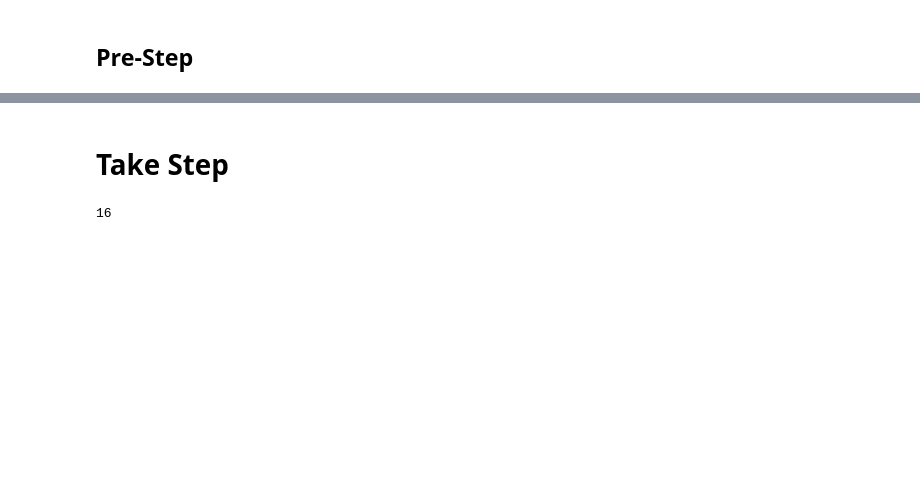
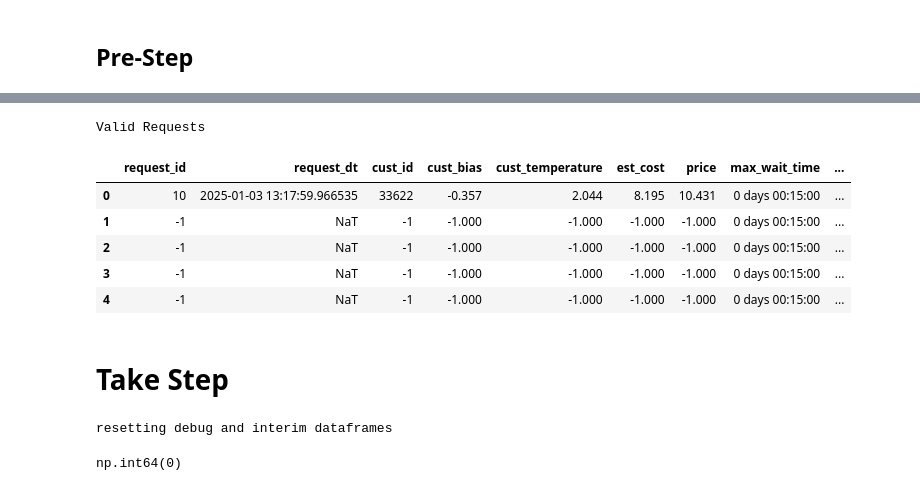
Before and after one commit to akseldkw07/Waymo-Agent, a Jupyter notebook: notebooks/training/heuristic-deploy.ipynb, the cells around one changed output, grey strips where cells are left out. Saved outputs shown, nothing was run; the diff lists cells and outputs as text; code cells hidden in the pictures; blank space fills up the shorter version.

```diff
--- a/notebooks/training/heuristic-deploy.ipynb
+++ b/notebooks/training/heuristic-deploy.ipynb
@@ -103,2 +165,12 @@ ValueError: No objects to concatenate
+# %%
+dtt([req], titles=["Valid Requests"])
+# %% [output]
+Valid Requests
+|  | request_id | request_dt | cust_id | cust_bias | cust_temperature | est_cost | price | max_wait_time | ... |
+| 0 | 10 | 2025-01-03 13:17:59.966535 | 33622 | -0.357 | 2.044 | 8.195 | 10.431 | 0 days 00:15:00 | ... |
+| 1 | -1 | NaT | -1 | -1.000 | -1.000 | -1.000 | -1.000 | 0 days 00:15:00 | ... |
+| 2 | -1 | NaT | -1 | -1.000 | -1.000 | -1.000 | -1.000 | 0 days 00:15:00 | ... |
+| 3 | -1 | NaT | -1 | -1.000 | -1.000 | -1.000 | -1.000 | 0 days 00:15:00 | ... |
+| 4 | -1 | NaT | -1 | -1.000 | -1.000 | -1.000 | -1.000 | 0 days 00:15:00 | ... |
 # %% [markdown]
 # Take Step
@@ -105,4 +179,7 @@ ValueError: No objects to concatenate
 # %%
-obs, reward, trunc, term, info = env.step(action_rnd)
+obs, reward, trunc, term, info = env.step(action_agent)
+req_obs = RequestDF(RequestDF.from_obs_numpy(obs["pending_requests"]))
+req_obs.f_awaiting_price.sum()
 # %% [output]
-16
+resetting debug and interim dataframes
+np.int64(0)
```
Also changed, not shown: parts of 21 cells of this notebook, 21 other files.
